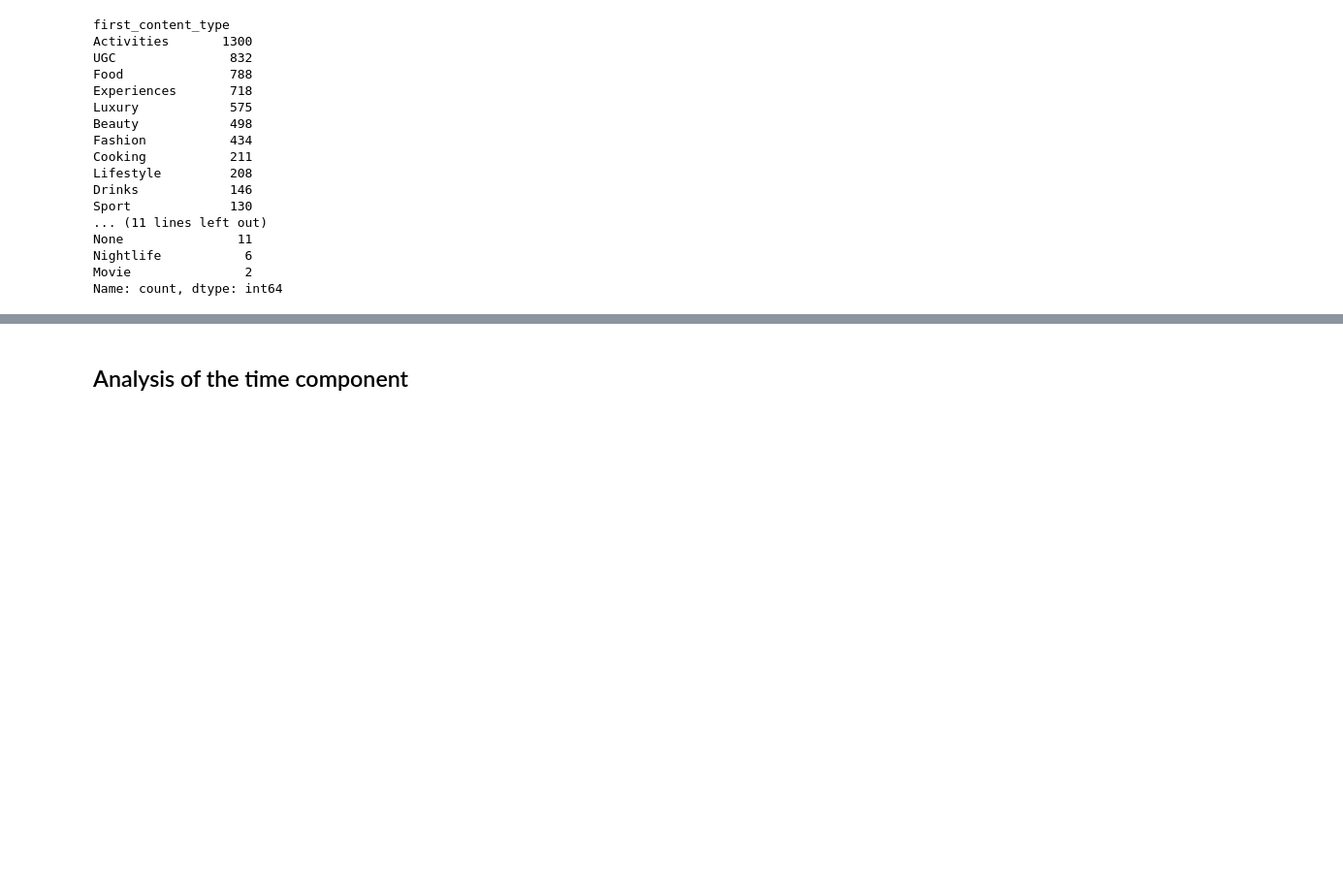
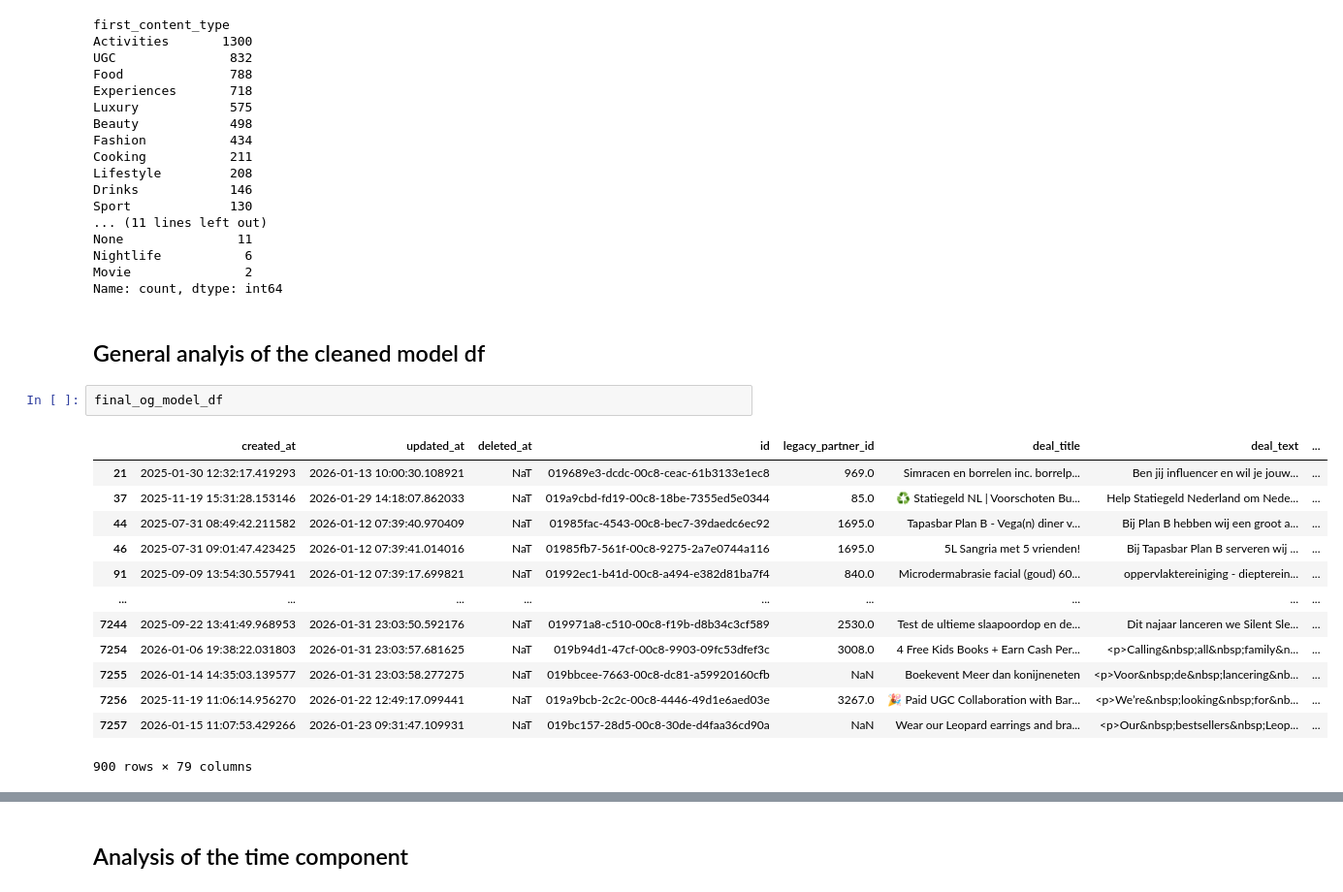
Before and after one commit to wouterbarter/AI_thesis_public, a Jupyter notebook: notebooks/Barter_Deals_analysis_sandbox.ipynb, the cells around one changed output, grey strips where cells are left out. Shown at 97% size. Cells and saved outputs as stored; diff of their text form; blank space fills up the shorter version.

```diff
--- a/notebooks/Barter_Deals_analysis_sandbox.ipynb
+++ b/notebooks/Barter_Deals_analysis_sandbox.ipynb
@@ -1009,3 +982,21 @@ None               11
 Nightlife           6
 Movie               2
 Name: count, dtype: int64
+# %% [markdown]
+## General analyis of the cleaned model df
+# %%
+final_og_model_df
+# %% [output]
+|  | created_at | updated_at | deleted_at | id | legacy_partner_id | deal_title | deal_text | ... |
+| 21 | 2025-01-30 12:32:17.419293 | 2026-01-13 10:00:30.108921 | NaT | 019689e3-dcdc-00c8-ceac-61b3133e1ec8 | 969.0 | Simracen en borrelen inc. borrelp... | Ben jij influencer en wil je jouw... | ... |
+| 37 | 2025-11-19 15:31:28.153146 | 2026-01-29 14:18:07.862033 | NaT | 019a9cbd-fd19-00c8-18be-7355ed5e0344 | 85.0 | ♻️ Statiegeld NL | Voorschoten Bu... | Help Statiegeld Nederland om Nede... | ... |
+| 44 | 2025-07-31 08:49:42.211582 | 2026-01-12 07:39:40.970409 | NaT | 01985fac-4543-00c8-bec7-39daedc6ec92 | 1695.0 | Tapasbar Plan B - Vega(n) diner v... | Bij Plan B hebben wij een groot a... | ... |
+| 46 | 2025-07-31 09:01:47.423425 | 2026-01-12 07:39:41.014016 | NaT | 01985fb7-561f-00c8-9275-2a7e0744a116 | 1695.0 | 5L Sangria met 5 vrienden! | Bij Tapasbar Plan B serveren wij ... | ... |
+| 91 | 2025-09-09 13:54:30.557941 | 2026-01-12 07:39:17.699821 | NaT | 01992ec1-b41d-00c8-a494-e382d81ba7f4 | 840.0 | Microdermabrasie facial (goud) 60... | oppervlaktereiniging - diepterein... | ... |
+| ... | ... | ... | ... | ... | ... | ... | ... | ... |
+| 7244 | 2025-09-22 13:41:49.968953 | 2026-01-31 23:03:50.592176 | NaT | 019971a8-c510-00c8-f19b-d8b34c3cf589 | 2530.0 | Test de ultieme slaapoordop en de... | Dit najaar lanceren we Silent Sle... | ... |
+| 7254 | 2026-01-06 19:38:22.031803 | 2026-01-31 23:03:57.681625 | NaT | 019b94d1-47cf-00c8-9903-09fc53dfef3c | 3008.0 | 4 Free Kids Books + Earn Cash Per... | <p>Calling&nbsp;all&nbsp;family&n... | ... |
+| 7255 | 2026-01-14 14:35:03.139577 | 2026-01-31 23:03:58.277275 | NaT | 019bbcee-7663-00c8-dc81-a59920160cfb | NaN | Boekevent Meer dan konijneneten | <p>Voor&nbsp;de&nbsp;lancering&nb... | ... |
+| 7256 | 2025-11-19 11:06:14.956270 | 2026-01-22 12:49:17.099441 | NaT | 019a9bcb-2c2c-00c8-4446-49d1e6aed03e | 3267.0 | 🎉 Paid UGC Collaboration with Bar... | <p>We’re&nbsp;looking&nbsp;for&nb... | ... |
+| 7257 | 2026-01-15 11:07:53.429266 | 2026-01-23 09:31:47.109931 | NaT | 019bc157-28d5-00c8-30de-d4faa36cd90a | NaN | Wear our Leopard earrings and bra... | <p>Our&nbsp;bestsellers&nbsp;Leop... | ... |
+900 rows × 79 columns
```
Also changed, not shown: parts of 9 cells of this notebook, 1 other file.
